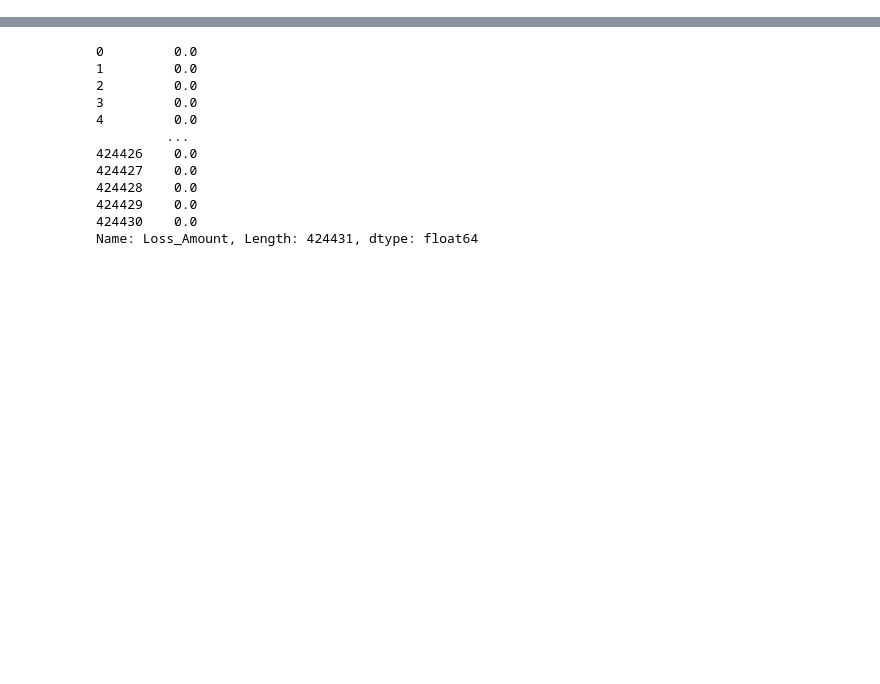
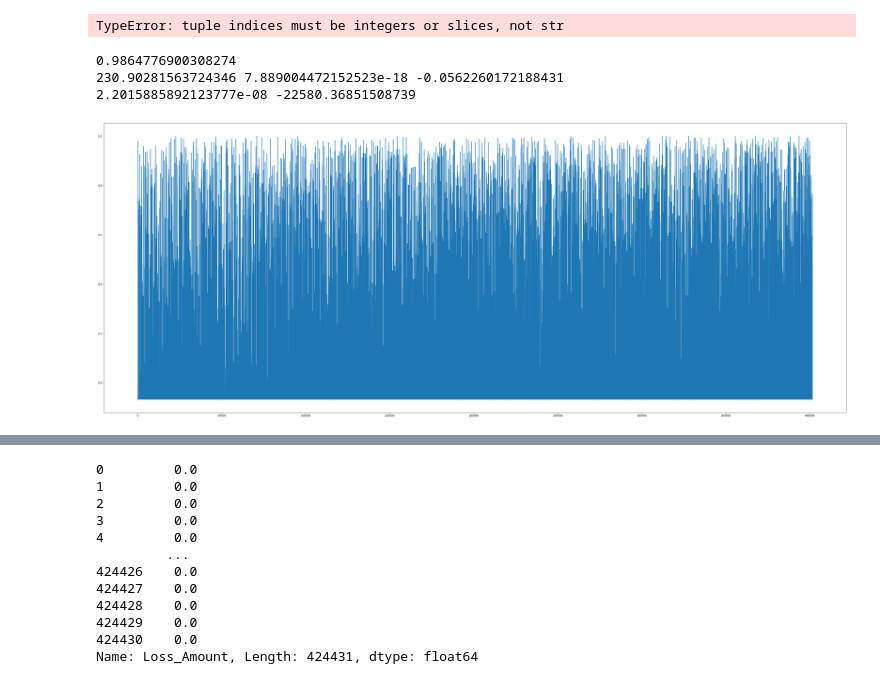
Before and after one commit to Rishant96/Big-Data-Final-Project, a Jupyter notebook: Big Data - Auto Insurance.ipynb, the cells around one changed output, grey strips where cells are left out. Saved outputs shown, nothing was run; the diff lists cells and outputs as text; code cells hidden in the pictures; blank space fills up the shorter version.

```diff
--- a/Big Data - Auto Insurance.ipynb
+++ b/Big Data - Auto Insurance.ipynb
@@ -27,0 +9,5 @@ df
+# %%
+vehicles = [v[:3] for v in df['Vehicle_Make_Description'].values]
+vehicles = pd.DataFrame(data = vehicles)
+df['Vehicle_Make_Description'] = vehicles
+df
@@ -109,4 +148,4 @@ def preprocess_data(df, **params):
 # %%
-df_clean = preprocess_data(df, dropped_columns=['PolicyNo'], clean=True, remove_outliers=False,
+df_clean, pca_train, df_stats = preprocess_data(df, dropped_columns=['PolicyNo', 'EEA_PolicyYear'], clean=True, remove_outliers=False,
                            feature_transform=True, feature_selection=True)
 # %% [output]
@@ -129,3 +189,34 @@ See the caveats in the documentation: http://pandas.pydata.org/pandas-docs/stabl
+# %%
+df_clean
+# %% [output]
+TypeError: tuple indices must be integers or slices, not str
+# %%
+losses = (df_clean['loss'] - df_clean['loss'].mean())/df_clean['loss'].std()
+clean_losses = []
+sum_1 = 0
+sum_2 = 0
+for loss in losses:
+    sum_1 += loss
+    if loss <= 1:
+        sum_2 += loss
+        clean_losses.append(loss)
+print(len(clean_losses)/len(df_clean['loss']))
+clean_mean = sum_2 / len(clean_losses)
+print(df_clean['loss'].mean(), losses.mean(), clean_mean)
+print(sum_1, sum_2)
+# %% [output]
+0.9864776900308274
+230.90281563724346 7.889004472152523e-18 -0.0562260172188431
+2.2015885892123777e-08 -22580.36851508739
+# %%
+import matplotlib.pyplot as plt
+%matplotlib inline
+fig = plt.figure(figsize=(50,20))
+ax = fig.add_subplot()
+ax.plot([i for i in range(len(clean_losses))], clean_losses)
+plt.show()
+# %% [output]
+[figure, added]
 # %%
 import random
 
```
Also changed, not shown: parts of 29 cells of this notebook, 4 other files.
